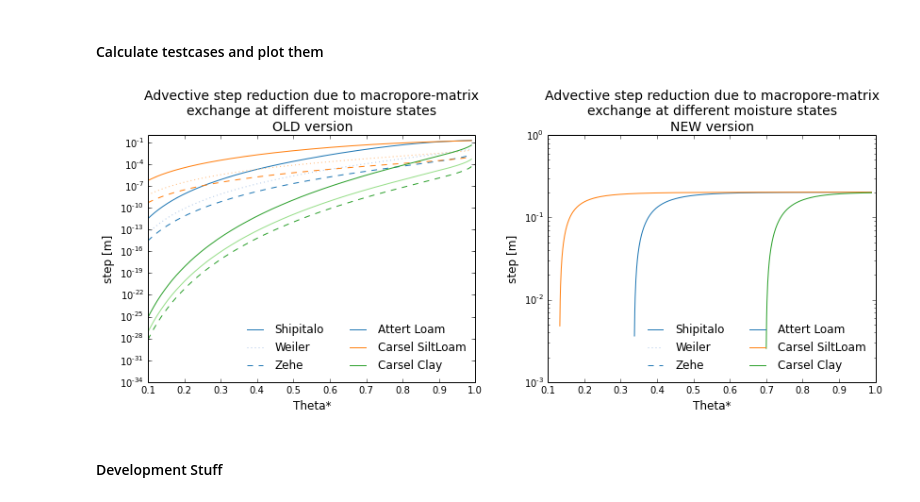
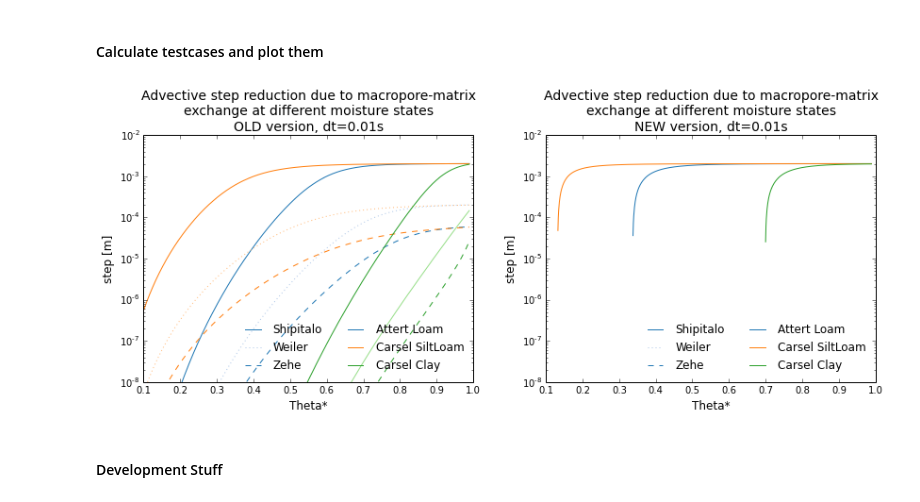
Before and after one commit to cojacoo/caos_py, a Jupyter notebook: MM_exchange.ipynb, the cells around one changed output. Saved outputs shown, nothing was run; the diff lists cells and outputs as text; code cells hidden in the pictures.

```diff
--- a/MM_exchange.ipynb
+++ b/MM_exchange.ipynb
@@ -118,6 +118,7 @@ A=np.arange(0.01,0.99,0.001)
 ux1=0.203 #Shipitalo and Butt
 ux2=0.0203 #
 ux3=0.00608
+dt=0.01
 
 i=0
 y1=np.zeros(len(A))
@@ -145,24 +146,24 @@ y8n=np.zeros(len(A))
 y9n=np.zeros(len(A))
 
 for x in A:
-    y1[i]=s_exchange(x,ux1,1.,mc.soilmatrix.loc[6],mc.particleD,mc.particlemass*1000.,vG,False)
-    y2[i]=s_exchange(x,ux2,1.,mc.soilmatrix.loc[6],mc.particleD,mc.particlemass*1000.,vG,False)
-    y3[i]=s_exchange(x,ux3,1.,mc.soilmatrix.loc[6],mc.particleD,mc.particlemass*1000.,vG,False)
-    y4[i]=s_exchange(x,ux1,1.,carsel.loc[11],mc.particleD,mc.particlemass*1000.,vG,False)
-    y5[i]=s_exchange(x,ux2,1.,carsel.loc[11],mc.particleD,mc.particlemass*1000.,vG,False)
-    y6[i]=s_exchange(x,ux3,1.,carsel.loc[11],mc.particleD,mc.particlemass*1000.,vG,False)
-    y7[i]=s_exchange(x,ux1,1.,carsel.loc[1],mc.particleD,mc.particlemass*1000.,vG,False)
-    y8[i]=s_exchange(x,ux2,1.,carsel.loc[1],mc.particleD,mc.particlemass*1000.,vG,False)
-    y9[i]=s_exchange(x,ux3,1.,carsel.loc[1],mc.particleD,mc.particlemass*1000.,vG,False)
-    y1n[i]=s_exchange_new(x,ux1,1.,mc.soilmatrix.loc[6],mc.particleD,vG)
-    y2n[i]=s_exchange_new(x,ux2,1.,mc.soilmatrix.loc[6],mc.particleD,vG)
-    y3n[i]=s_exchange_new(x,ux3,1.,mc.soilmatrix.loc[6],mc.particleD,vG)
-    y4n[i]=s_exchange_new(x,ux1,1.,carsel.loc[11],mc.particleD,vG)
-    y5n[i]=s_exchange_new(x,ux2,1.,carsel.loc[11],mc.particleD,vG)
-    y6n[i]=s_exchange_new(x,ux3,1.,carsel.loc[11],mc.particleD,vG)
-    y7n[i]=s_exchange_new(x,ux1,1.,carsel.loc[1],mc.particleD,vG)
-    y8n[i]=s_exchange_new(x,ux2,1.,carsel.loc[1],mc.particleD,vG)
-    y9n[i]=s_exchange_new(x,ux3,1.,carsel.loc[1],mc.particleD,vG)
+    y1[i]=s_exchange(x,ux1,dt,mc.soilmatrix.loc[6],mc.particleD,mc.particlemass*1000.,vG,False)
+    y2[i]=s_exchange(x,ux2,dt,mc.soilmatrix.loc[6],mc.particleD,mc.particlemass*1000.,vG,False)
+    y3[i]=s_exchange(x,ux3,dt,mc.soilmatrix.loc[6],mc.particleD,mc.particlemass*1000.,vG,False)
+    y4[i]=s_exchange(x,ux1,dt,carsel.loc[11],mc.particleD,mc.particlemass*1000.,vG,False)
+    y5[i]=s_exchange(x,ux2,dt,carsel.loc[11],mc.particleD,mc.particlemass*1000.,vG,False)
+    y6[i]=s_exchange(x,ux3,dt,carsel.loc[11],mc.particleD,mc.particlemass*1000.,vG,False)
+    y7[i]=s_exchange(x,ux1,dt,carsel.loc[1],mc.particleD,mc.particlemass*1000.,vG,False)
+    y8[i]=s_exchange(x,ux2,dt,carsel.loc[1],mc.particleD,mc.particlemass*1000.,vG,False)
+    y9[i]=s_exchange(x,ux3,dt,carsel.loc[1],mc.particleD,mc.particlemass*1000.,vG,False)
+    y1n[i]=s_exchange_new(x,ux1,dt,mc.soilmatrix.loc[6],mc.particleD,vG)
+    y2n[i]=s_exchange_new(x,ux2,dt,mc.soilmatrix.loc[6],mc.particleD,vG)
+    y3n[i]=s_exchange_new(x,ux3,dt,mc.soilmatrix.loc[6],mc.particleD,vG)
+    y4n[i]=s_exchange_new(x,ux1,dt,carsel.loc[11],mc.particleD,vG)
+    y5n[i]=s_exchange_new(x,ux2,dt,carsel.loc[11],mc.particleD,vG)
+    y6n[i]=s_exchange_new(x,ux3,dt,carsel.loc[11],mc.particleD,vG)
+    y7n[i]=s_exchange_new(x,ux1,dt,carsel.loc[1],mc.particleD,vG)
+    y8n[i]=s_exchange_new(x,ux2,dt,carsel.loc[1],mc.particleD,vG)
+    y9n[i]=s_exchange_new(x,ux3,dt,carsel.loc[1],mc.particleD,vG)
 
     i+=1
 # %%
@@ -174,37 +175,38 @@ zeh, = plot(A,y3,ls='dashed',color=tableau20[0],label='s_real [Zehe]')
 ship2, = plot(A,y4,'-',color=tableau20[2])
 plot(A,y5,':',color=tableau20[3])
 plot(A,y6,ls='dashed',color=tableau20[2])
 ship3, = plot(A,y7,'-',color=tableau20[4])
 plot(A,y8,'-',color=tableau20[5])
 plot(A,y9,ls='dashed',color=tableau20[4])
 legend([ship1,weil,zeh,ship1,ship2,ship3], ['Shipitalo','Weiler','Zehe','Attert Loam','Carsel SiltLoam','Carsel Clay'],ncol=2,loc=4,fontsize=12,frameon=False)
 xlim([0.1,1.])
 xlabel('Theta*',fontsize=12)
 ylabel('step [m]',fontsize=12)
 yscale('log')
-title('Advective step reduction due to macropore-matrix\nexchange at different moisture states\nOLD version',fontsize=14)
+ylim([1e-8,1e-2])
+title('Advective step reduction due to macropore-matrix\nexchange at different moisture states\nOLD version, dt=0.01s',fontsize=14)
 
 subplot(122)
 ship1, = plot(A,y1n,'-',color=tableau20[0],label='s_real [Shipitalo]')
 weil, = plot(A,y2n,':',color=tableau20[1],label='s_real [Weiler]')
 zeh, = plot(A,y3n,ls='dashed',color=tableau20[0],label='s_real [Zehe]')
 ship2, = plot(A,y4n,'-',color=tableau20[2])
 plot(A,y5n,':',color=tableau20[3])
 plot(A,y6n,ls='dashed',color=tableau20[2])
 ship3, = plot(A,y7n,'-',color=tableau20[4])
 plot(A,y8n,'-',color=tableau20[5])
 plot(A,y9n,ls='dashed',color=tableau20[4])
 
 legend([ship1,weil,zeh,ship1,ship2,ship3], ['Shipitalo','Weiler','Zehe','Attert Loam','Carsel SiltLoam','Carsel Clay'],ncol=2,loc=4,fontsize=12,frameon=False)
 xlim([0.1,1.])
 xlabel('Theta*',fontsize=12)
 ylabel('step [m]',fontsize=12)
 yscale('log')
-
-title('Advective step reduction due to macropore-matrix\nexchange at different moisture states\nNEW version',fontsize=14)
+ylim([1e-8,1e-2])
+title('Advective step reduction due to macropore-matrix\nexchange at different moisture states\nNEW version, dt=0.01s',fontsize=14)
 tight_layout()
 # %% [output]
-[figure, old version]
+[figure, new version]
 # %% [markdown]
 #### Development Stuff
 # %%
```
